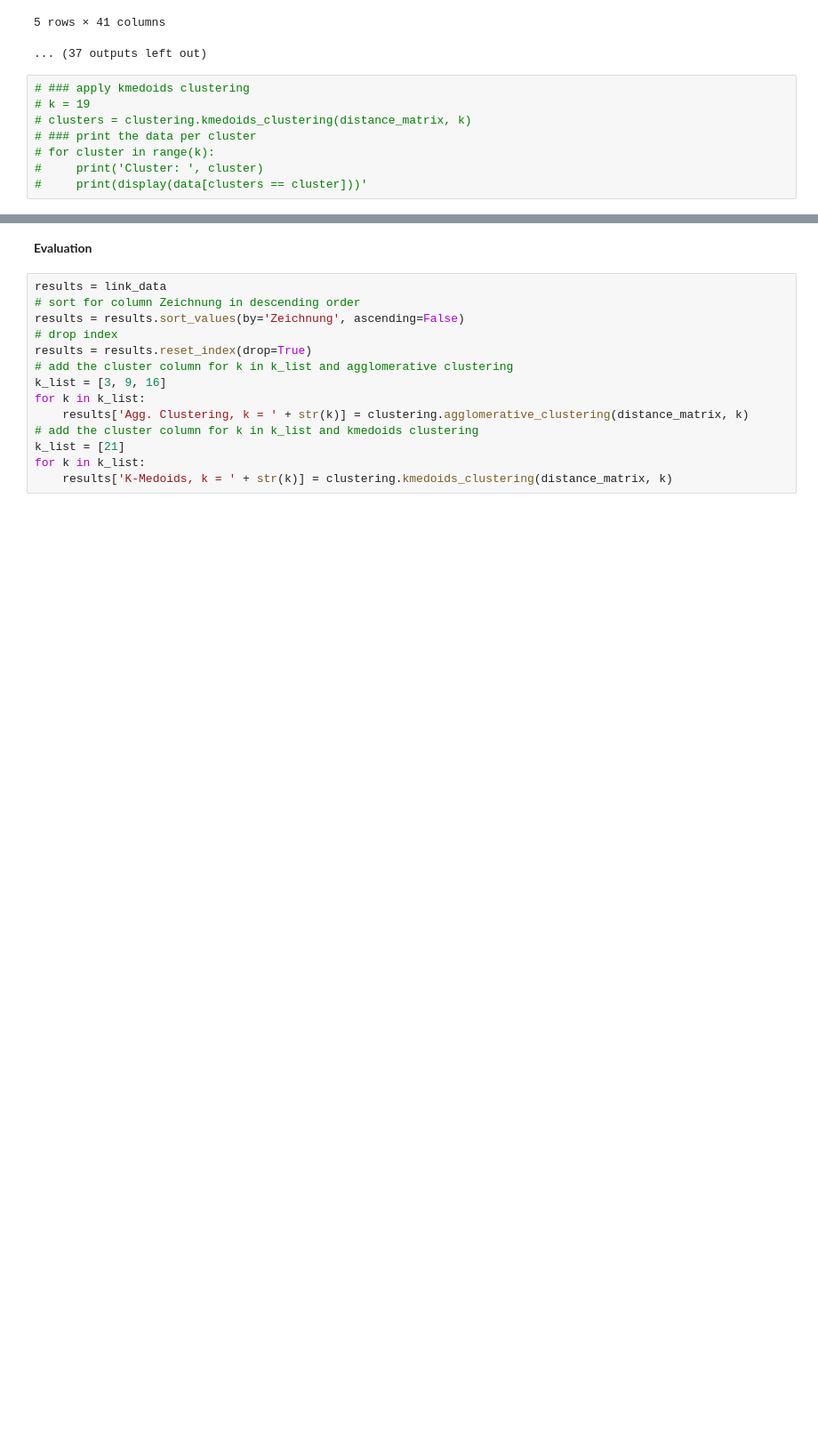
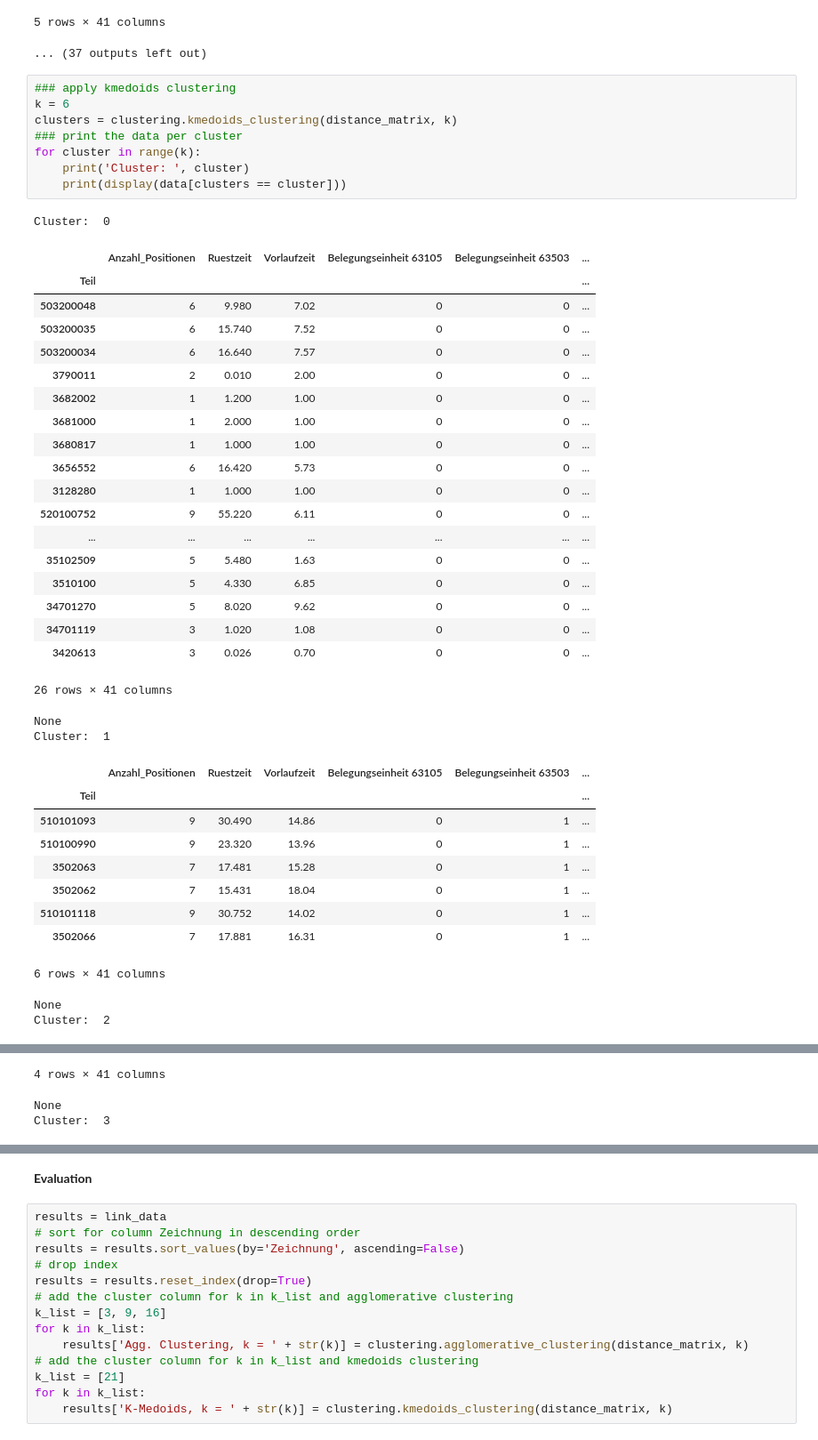
Before and after one commit to bunnekas/prevelop, a Jupyter notebook: notebooks/prevelop_roemheld.ipynb, the cells around one changed output, grey strips where cells are left out. Shown at 89% size. Drawn from its saved outputs; the diff is of its cells as text; blank space fills up the shorter version.

```diff
--- a/notebooks/prevelop_roemheld.ipynb
+++ b/notebooks/prevelop_roemheld.ipynb
@@ -228,10 +226,44 @@ Cluster:  3
 5 rows × 41 columns
 ... (37 outputs left out)
 # %%
-# ### apply kmedoids clustering
-# k = 19
-# clusters = clustering.kmedoids_clustering(distance_matrix, k)
-# ### print the data per cluster
-# for cluster in range(k):
-#     print('Cluster: ', cluster)
-#     print(display(data[clusters == cluster]))'
+### apply kmedoids clustering
+k = 6
+clusters = clustering.kmedoids_clustering(distance_matrix, k)
+### print the data per cluster
+for cluster in range(k):
+    print('Cluster: ', cluster)
+    print(display(data[clusters == cluster]))
+# %% [output]
+Cluster:  0
+|  | Anzahl_Positionen | Ruestzeit | Vorlaufzeit | Belegungseinheit 63105 | Belegungseinheit 63503 | ... |
+| Teil |  |  |  |  |  | ... |
+| 503200048 | 6 | 9.980 | 7.02 | 0 | 0 | ... |
+| 503200035 | 6 | 15.740 | 7.52 | 0 | 0 | ... |
+| 503200034 | 6 | 16.640 | 7.57 | 0 | 0 | ... |
+| 3790011 | 2 | 0.010 | 2.00 | 0 | 0 | ... |
+| 3682002 | 1 | 1.200 | 1.00 | 0 | 0 | ... |
+| 3681000 | 1 | 2.000 | 1.00 | 0 | 0 | ... |
+| 3680817 | 1 | 1.000 | 1.00 | 0 | 0 | ... |
+| 3656552 | 6 | 16.420 | 5.73 | 0 | 0 | ... |
+| 3128280 | 1 | 1.000 | 1.00 | 0 | 0 | ... |
+| 520100752 | 9 | 55.220 | 6.11 | 0 | 0 | ... |
+| ... | ... | ... | ... | ... | ... | ... |
+| 35102509 | 5 | 5.480 | 1.63 | 0 | 0 | ... |
+| 3510100 | 5 | 4.330 | 6.85 | 0 | 0 | ... |
+| 34701270 | 5 | 8.020 | 9.62 | 0 | 0 | ... |
+| 34701119 | 3 | 1.020 | 1.08 | 0 | 0 | ... |
+| 3420613 | 3 | 0.026 | 0.70 | 0 | 0 | ... |
+26 rows × 41 columns
+None
+Cluster:  1
+|  | Anzahl_Positionen | Ruestzeit | Vorlaufzeit | Belegungseinheit 63105 | Belegungseinheit 63503 | ... |
+| Teil |  |  |  |  |  | ... |
+| 510101093 | 9 | 30.490 | 14.86 | 0 | 1 | ... |
+| 510100990 | 9 | 23.320 | 13.96 | 0 | 1 | ... |
+| 3502063 | 7 | 17.481 | 15.28 | 0 | 1 | ... |
+| 3502062 | 7 | 15.431 | 18.04 | 0 | 1 | ... |
+| 510101118 | 9 | 30.752 | 14.02 | 0 | 1 | ... |
+| 3502066 | 7 | 17.881 | 16.31 | 0 | 1 | ... |
+6 rows × 41 columns
+None
+Cluster:  2
@@ -237,0 +276,3 @@ Cluster:  3
+4 rows × 41 columns
+None
+Cluster:  3
```
Also changed, not shown: parts of 5 cells of this notebook, 2 other files.
